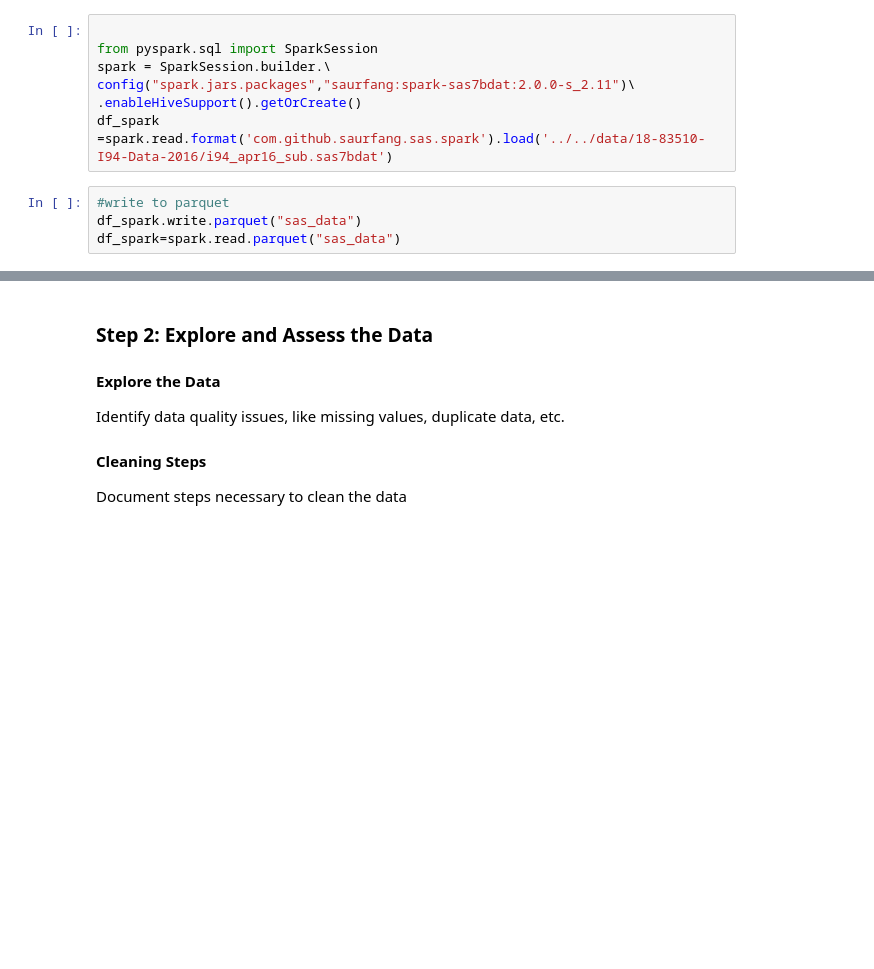
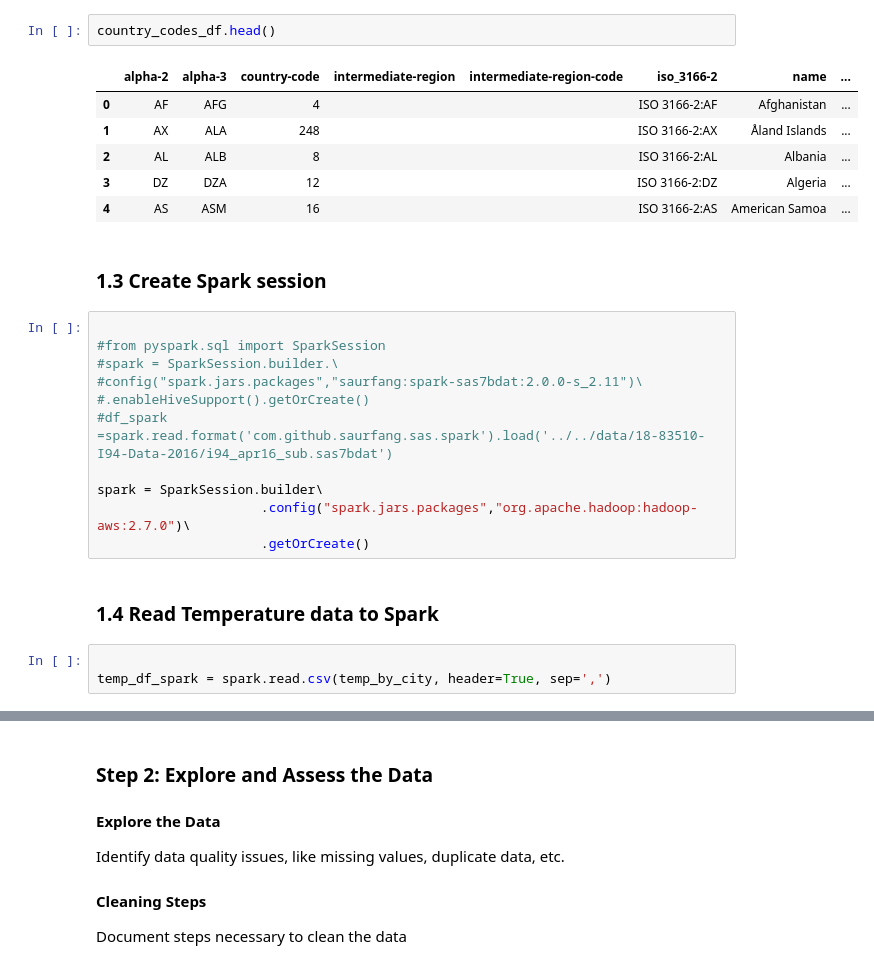
Before and after one commit to jukkakansanaho/udacity-dend-project-capstone, a Jupyter notebook: udacity-dend-project-capstone.ipynb, the cells around one changed output, grey strips where cells are left out. Saved outputs shown, nothing was run; the diff lists cells and outputs as text; blank space fills up the shorter version.

```diff
--- a/udacity-dend-project-capstone.ipynb
+++ b/udacity-dend-project-capstone.ipynb
@@ -37,11 +172,27 @@ df.head()
+# %%
+country_codes_df.head()
+# %% [output]
+|  | alpha-2 | alpha-3 | country-code | intermediate-region | intermediate-region-code | iso_3166-2 | name | ... |
+| 0 | AF | AFG | 4 |  |  | ISO 3166-2:AF | Afghanistan | ... |
+| 1 | AX | ALA | 248 |  |  | ISO 3166-2:AX | Åland Islands | ... |
+| 2 | AL | ALB | 8 |  |  | ISO 3166-2:AL | Albania | ... |
+| 3 | DZ | DZA | 12 |  |  | ISO 3166-2:DZ | Algeria | ... |
+| 4 | AS | ASM | 16 |  |  | ISO 3166-2:AS | American Samoa | ... |
+# %% [markdown]
+### 1.3 Create Spark session
 # %%
 
-from pyspark.sql import SparkSession
-spark = SparkSession.builder.\
-config("spark.jars.packages","saurfang:spark-sas7bdat:2.0.0-s_2.11")\
-.enableHiveSupport().getOrCreate()
-df_spark =spark.read.format('com.github.saurfang.sas.spark').load('../../data/18-83510-I94-Data-2016/i94_apr16_sub.sas7bdat')
+#from pyspark.sql import SparkSession
+#spark = SparkSession.builder.\
+#config("spark.jars.packages","saurfang:spark-sas7bdat:2.0.0-s_2.11")\
+#.enableHiveSupport().getOrCreate()
+#df_spark =spark.read.format('com.github.saurfang.sas.spark').load('../../data/18-83510-I94-Data-2016/i94_apr16_sub.sas7bdat')
+
+spark = SparkSession.builder\
+                     .config("spark.jars.packages","org.apache.hadoop:hadoop-aws:2.7.0")\
+                     .getOrCreate()
-# %%
-#write to parquet
-df_spark.write.parquet("sas_data")
-df_spark=spark.read.parquet("sas_data")
+# %% [markdown]
+### 1.4 Read Temperature data to Spark
+# %%
+
+temp_df_spark = spark.read.csv(temp_by_city, header=True, sep=',')
```
Also changed, not shown: parts of 33 cells of this notebook, 1 other file.
